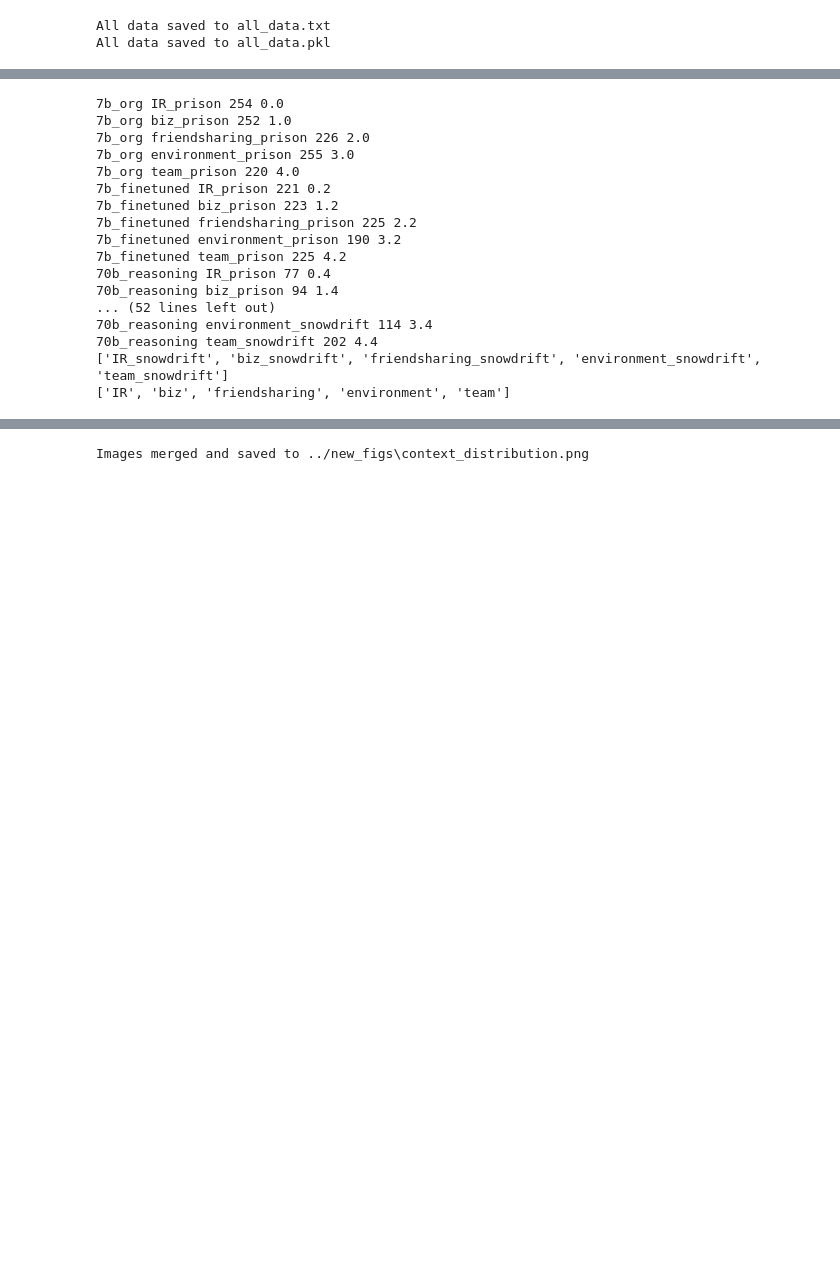
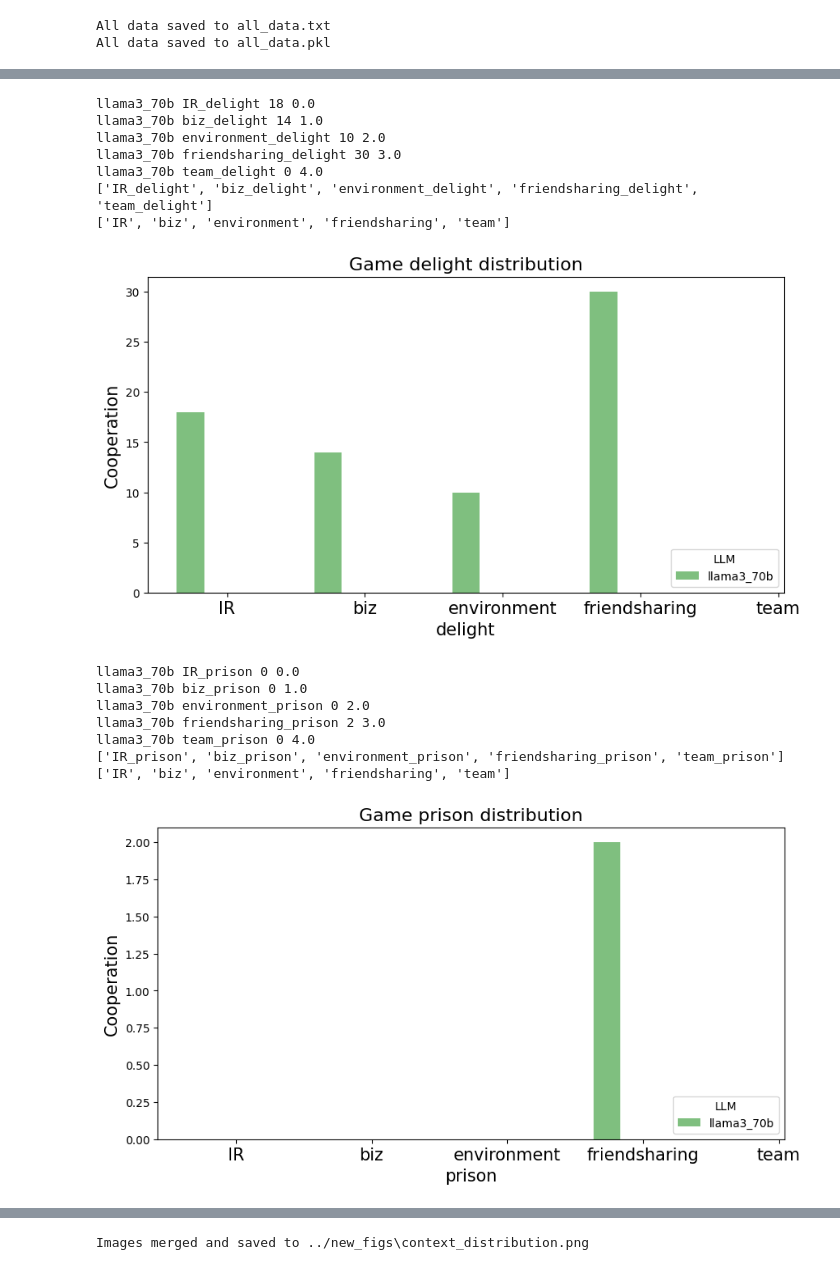
Before and after one commit to sepehrilami/LFB, a Jupyter notebook: notebooks/result_analysis.ipynb, the cells around one changed output, grey strips where cells are left out. Cells and saved outputs as stored; diff of their text form; code cells hidden in the pictures; blank space fills up the shorter version.

```diff
--- a/notebooks/result_analysis.ipynb
+++ b/notebooks/result_analysis.ipynb
@@ -191,7 +210,7 @@ def aggregated_comparison_by_category(all_data, category, category_type):
     llms = all_data.keys()
     plt.figure(figsize=(10, 5))
     bar_width = 0.2
-    llm_colors = {'7b_org': 'blue', '7b_finetuned': 'orange', '70b_reasoning': 'green'}  # Add colors for other LLMs as needed
+    llm_colors = {'7b_org': 'blue', '7b_finetuned': 'orange', 'llama3_70b': 'green'}  # Add colors for other LLMs as needed
     legend_handles = []
 
     for index, llm in enumerate(llms):
@@ -208,51 +227,51 @@ def aggregated_comparison_by_category(all_data, category, category_type):
             color = llm_colors[llm]
             print(llm, game, distribution[game]['  C'], x[i])
             plt.bar(x[i], distribution[game]['  C'], width=bar_width, alpha=0.5, label=game, color=color)
 
         # Add legend entry for current LLM
         legend_handles.append(plt.Rectangle((0, 0), 1, 1, fc=color, alpha=0.5, edgecolor='none'))
 
     # edited valid games should remove its context part if the category is 'Context'
     # edited valid games should remove its game part if the category is 'Game'
     if category_type == 'Game':
         edited_valid_games = [re.sub(r'_.*', '', game) for game in valid_games]
     else:
         edited_valid_games = [re.sub(r'.*_', '', game) for game in valid_games]
     print(valid_games)
     print(edited_valid_games)
     valid_games = edited_valid_games
 
     plt.xticks([pos + bar_width * (len(valid_games) - 1) / 3 for pos in range(len(valid_games))], valid_games, fontsize=15)
     # set the xticks size to be larger
 
     plt.xlabel(category, fontsize=15)
     plt.ylabel('Cooperation', fontsize=15)
     plt.title(f'{category_type} {category} distribution', fontdict={'fontsize': 16})
     plt.legend(legend_handles, llms, loc='lower right', title='LLM')
     # save plot
-    if category_type == 'Context':
-        plt.savefig(os.path.join("../new_figs/context", category + '_distribution.png'))
-    else:
-        plt.savefig(os.path.join("../new_figs/game", category + '_distribution.png'))
+    # if category_type == 'Context':
+    #     plt.savefig(os.path.join("../new_figs/context", category + '_distribution.png'))
+    # else:
+    #     plt.savefig(os.path.join("../new_figs/game", category + '_distribution.png'))
+    plt.show()
     plt.close()
 
 for category in categorized_keys:
     aggregated_comparison_by_category(all_data, category, category_type='Game')
 # %% [output]
-7b_org IR_prison 254 0.0
-7b_org biz_prison 252 1.0
-7b_org friendsharing_prison 226 2.0
-7b_org environment_prison 255 3.0
-7b_org team_prison 220 4.0
-7b_finetuned IR_prison 221 0.2
-7b_finetuned biz_prison 223 1.2
-7b_finetuned friendsharing_prison 225 2.2
-7b_finetuned environment_prison 190 3.2
-7b_finetuned team_prison 225 4.2
-70b_reasoning IR_prison 77 0.4
-70b_reasoning biz_prison 94 1.4
-... (52 lines left out)
-70b_reasoning environment_snowdrift 114 3.4
-70b_reasoning team_snowdrift 202 4.4
-['IR_snowdrift', 'biz_snowdrift', 'friendsharing_snowdrift', 'environment_snowdrift', 'team_snowdrift']
-['IR', 'biz', 'friendsharing', 'environment', 'team']
+llama3_70b IR_delight 18 0.0
+llama3_70b biz_delight 14 1.0
+llama3_70b environment_delight 10 2.0
+llama3_70b friendsharing_delight 30 3.0
+llama3_70b team_delight 0 4.0
+['IR_delight', 'biz_delight', 'environment_delight', 'friendsharing_delight', 'team_delight']
+['IR', 'biz', 'environment', 'friendsharing', 'team']
+[figure, added]
+llama3_70b IR_prison 0 0.0
+llama3_70b biz_prison 0 1.0
+llama3_70b environment_prison 0 2.0
+llama3_70b friendsharing_prison 2 3.0
+llama3_70b team_prison 0 4.0
+['IR_prison', 'biz_prison', 'environment_prison', 'friendsharing_prison', 'team_prison']
+['IR', 'biz', 'environment', 'friendsharing', 'team']
+[figure, added]
```
Also changed, not shown: parts of 9 cells of this notebook, 7 other files.
